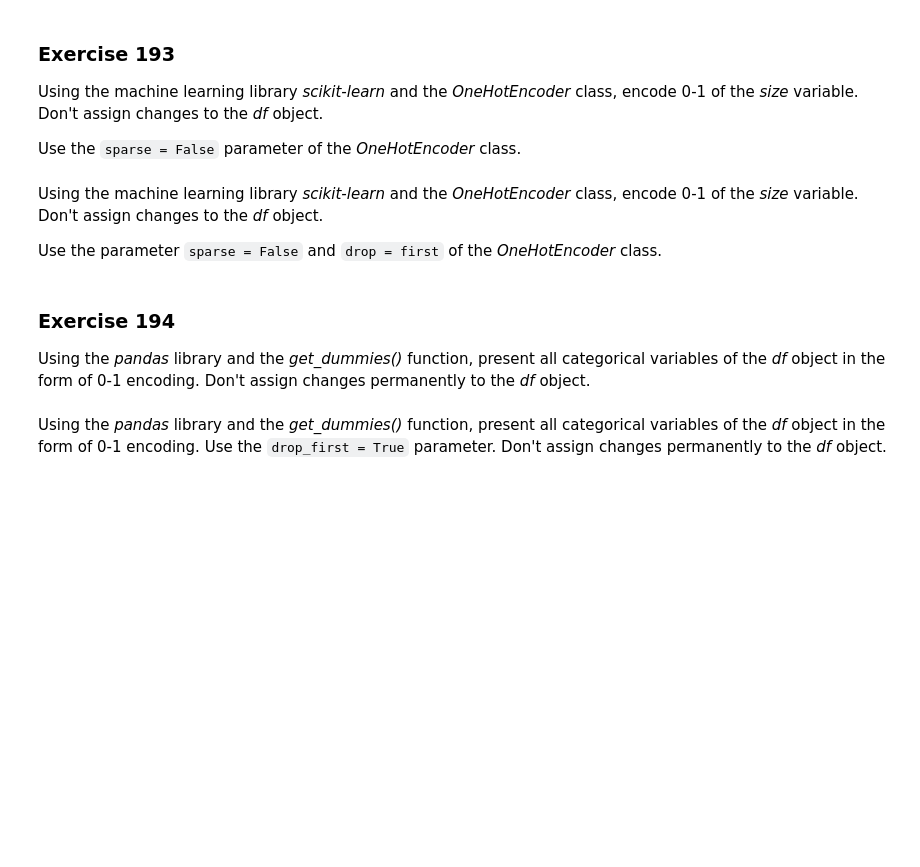
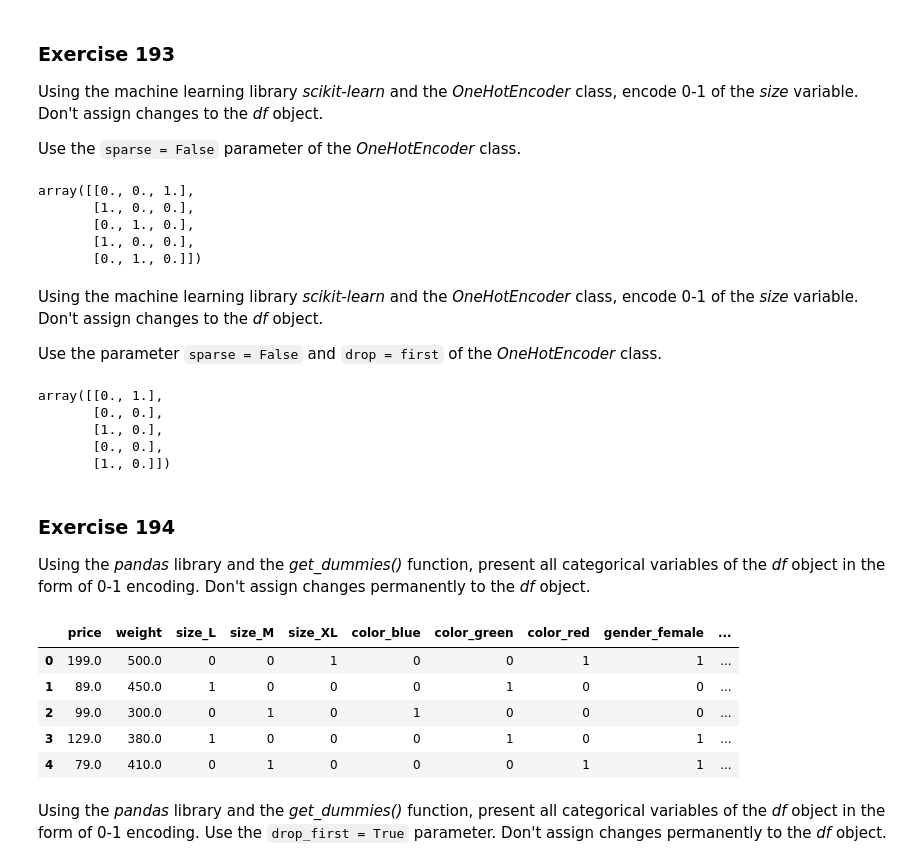
Before and after one commit to ZoanHy/250_Exercises_DS_Bootcamp, a Jupyter notebook: 191_200_exercises.ipynb, the cells around one changed output. Drawn from its saved outputs; the diff is of its cells as text; code cells hidden in the pictures; blank space fills up the shorter version.

```diff
--- a/191_200_exercises.ipynb
+++ b/191_200_exercises.ipynb
@@ -45,6 +47,8 @@ data = {
 }
 
 # enter solution here
+
+df = pd.DataFrame(data)
 # %% [markdown]
 Display basic information about the object _df_.
 # %%
@@ -60,0 +79,11 @@ Convert variables to types:
+# %%
+# enter solution here
+
+name_categories = list(df.select_dtypes(include="object").columns)
+
+for col in name_categories:
+    df[col] = df[col].astype("category")
+
+df["weight"] = df["weight"].astype("float")
+
+df.info()
@@ -65,0 +107,10 @@ Use the _scikit-learn_ machine learning library and the _LabelEncoder_ class to
+# %%
+# enter solution here
+
+from sklearn import preprocessing
+
+le = preprocessing.LabelEncoder()
+
+df['bought'] = le.fit_transform(df['bought'])
+
+df
@@ -69,0 +126,7 @@ Use the appropriate method of the _LabelEncoder_ class to restore the original v
+# %%
+# enter solution here
+
+df['bought'] = le.inverse_transform(df['bought'])
+df['bought'] = df['bought'].astype('category')
+
+df
@@ -77,3 +161,17 @@ Use the `sparse = False` parameter of the _OneHotEncoder_ class.
+# %%
+# enter solution here
+
+from sklearn.preprocessing import OneHotEncoder
+
+enc = OneHotEncoder(sparse=False)
+
+enc.fit_transform(df[["size"]])
+# %% [output]
+array([[0., 0., 1.],
+       [1., 0., 0.],
+       [0., 1., 0.],
+       [1., 0., 0.],
+       [0., 1., 0.]])
 # %% [markdown]
 Using the machine learning library _scikit-learn_ and the _OneHotEncoder_ class, encode 0-1 of the _size_ variable. Don't assign changes to the _df_ object.
 
@@ -83,8 +179,29 @@ Use the parameter `sparse = False` and `drop = first` of the _OneHotEncoder_ cla
+# %%
+# enter solution here
+
+enc = OneHotEncoder(sparse=False, drop='first')
+
+enc.fit_transform(df[["size"]])
+# %% [output]
+array([[0., 1.],
+       [0., 0.],
+       [1., 0.],
+       [0., 0.],
+       [1., 0.]])
 # %% [markdown]
 ### <a name='4'></a> Exercise 194
 Using the _pandas_ library and the _get_dummies()_ function, present all categorical variables of the _df_ object in the form of 0-1 encoding. Don't assign changes permanently to the _df_ object.
 # %%
 # enter solution here
+
+pd.get_dummies(data=df)
+# %% [output]
+|  | price | weight | size_L | size_M | size_XL | color_blue | color_green | color_red | gender_female | ... |
+| 0 | 199.0 | 500.0 | 0 | 0 | 1 | 0 | 0 | 1 | 1 | ... |
+| 1 | 89.0 | 450.0 | 1 | 0 | 0 | 0 | 1 | 0 | 0 | ... |
+| 2 | 99.0 | 300.0 | 0 | 1 | 0 | 1 | 0 | 0 | 0 | ... |
+| 3 | 129.0 | 380.0 | 1 | 0 | 0 | 0 | 1 | 0 | 1 | ... |
+| 4 | 79.0 | 410.0 | 0 | 1 | 0 | 0 | 0 | 1 | 1 | ... |
 # %% [markdown]
 Using the _pandas_ library and the _get_dummies()_ function, present all categorical variables of the _df_ object in the form of 0-1 encoding. Use the `drop_first = True` parameter. Don't assign changes permanently to the _df_ object.
 # %%
```
Also changed, not shown: parts of 26 cells of this notebook.
